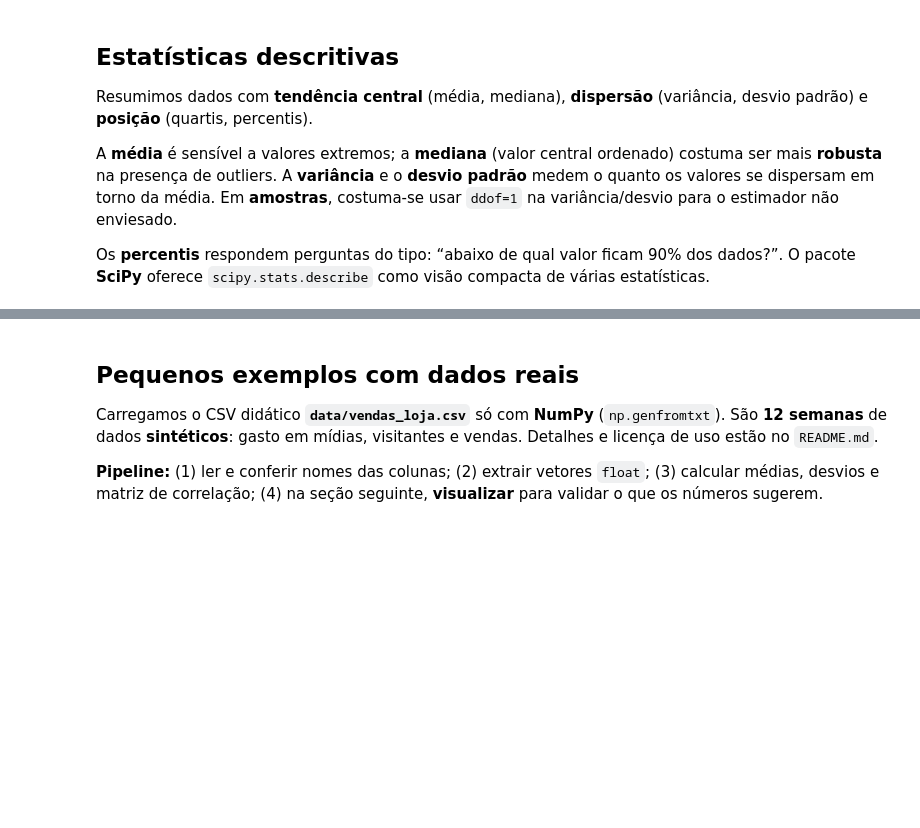
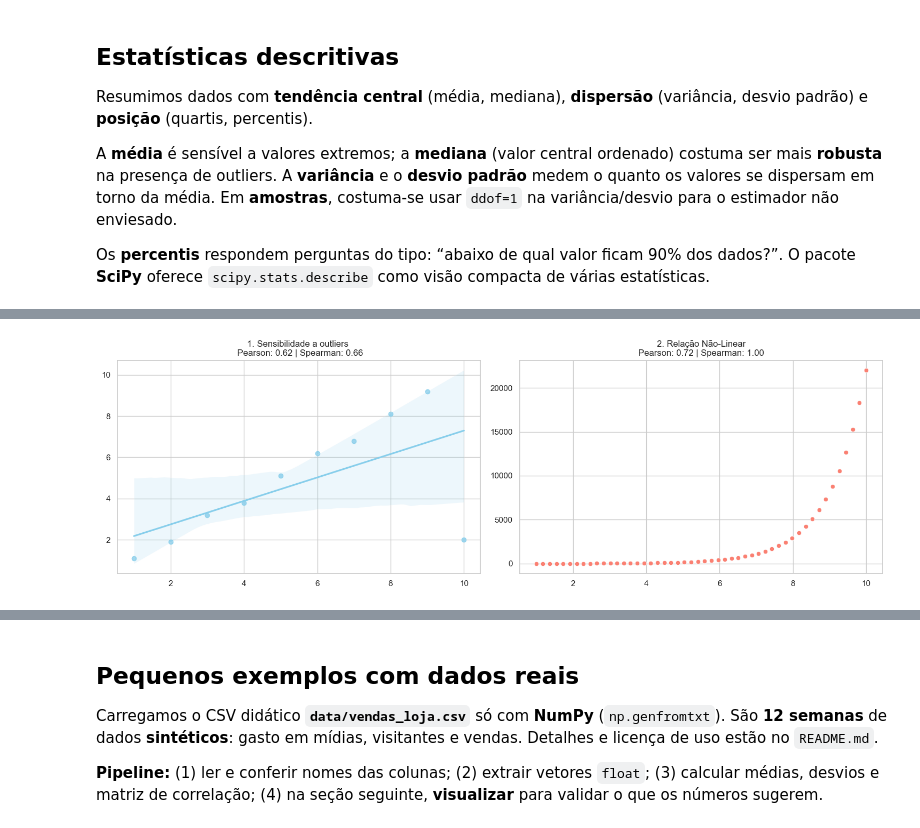
Before and after one commit to Ian-LS-Cesar/Estatistica-Basica-Aplicada, a Jupyter notebook: Projeto.ipynb, the cells around one changed output, grey strips where cells are left out. Saved outputs shown, nothing was run; the diff lists cells and outputs as text; code cells hidden in the pictures; blank space fills up the shorter version.

```diff
--- a/Projeto.ipynb
+++ b/Projeto.ipynb
@@ -295,0 +537,27 @@ A **correlação linear de Pearson** mede associação **linear** entre duas var
+# %%
+sns.set_theme(style="whitegrid")
+fig, axes = plt.subplots(1,2, figsize=(15,5))
+#Cenário de relação linear
+x1 = np.array([1,2,3,4,5,6,7,8,9,10])
+y1 = np.array([1.1,1.9,3.2,3.8,5.1,6.2, 6.8, 8.1, 9.2, 2.0])
+
+first_p_corr = stats.pearsonr(x1,y1).statistic
+first_s_corr = stats.spearmanr(x1, y1).statistic
+
+sns.regplot(x=x1, y=y1, ax=axes[0], color='skyblue')
+axes[0].set_title(f"1. Sensibilidade a outliers \n Pearson: {first_p_corr:.2f} | Spearman: {first_s_corr:.2f}")
+
+#Cenário de relação não linear (curva)
+x2 = np.linspace(1, 10, 50)
+y2 = np.exp(x2)
+
+sec_p_corr = stats.pearsonr(x2, y2).statistic
+sec_s_corr = stats.spearmanr(x2, y2).statistic
+
+sns.scatterplot(x=x2, y=y2, ax=axes[1], color='salmon')
+axes[1].set_title(f"2. Relação Não-Linear\nPearson: {sec_p_corr:.2f} | Spearman: {sec_s_corr:.2f}")
+
+plt.tight_layout()
+plt.show()
+# %% [output]
+[figure, added]
```
Also changed, not shown: parts of 14 cells of this notebook.
